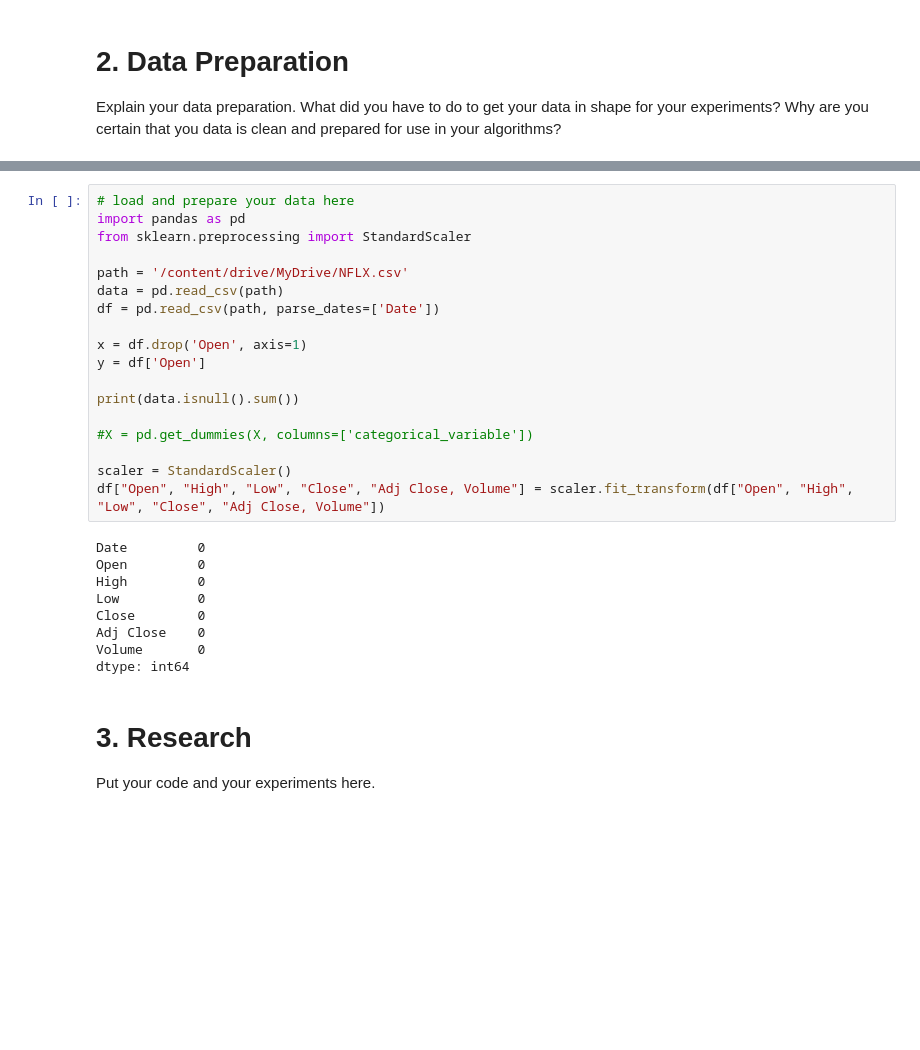
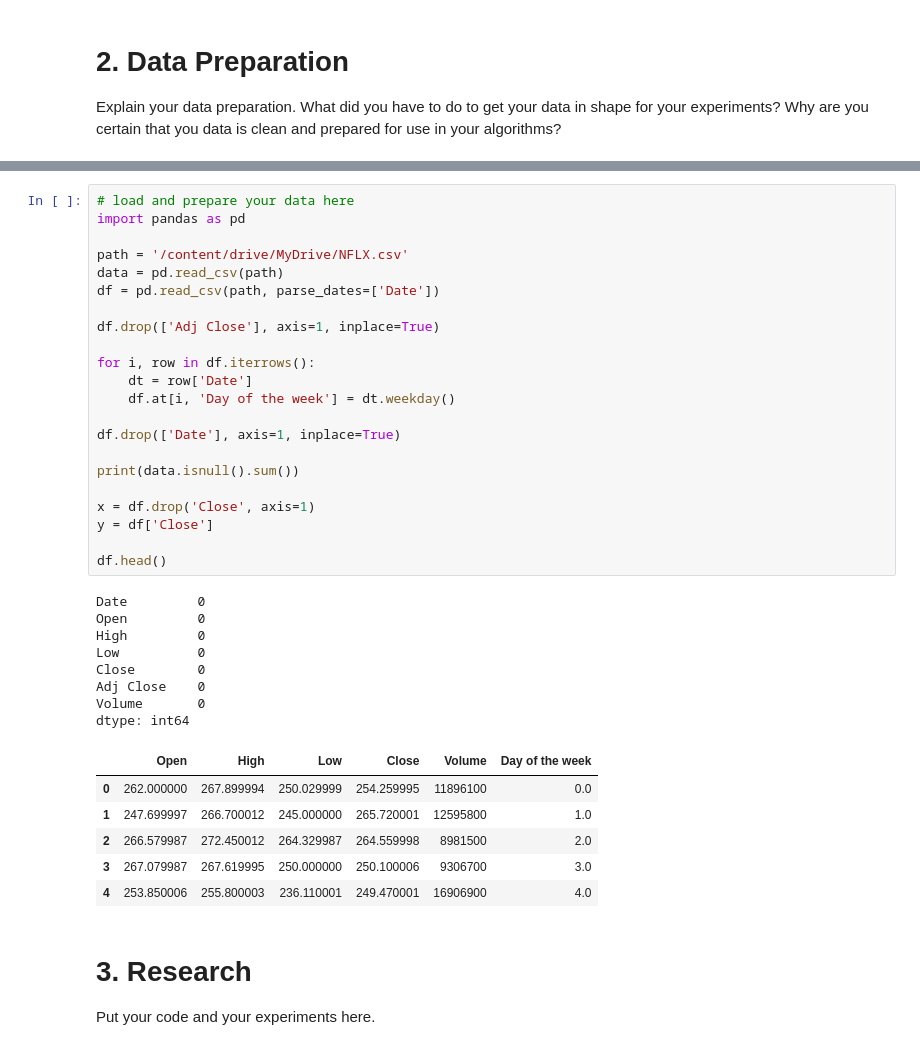
Before and after one commit to ZofiaLandowska/notes, a Jupyter notebook: Project2.ipynb, the cells around one changed output, grey strips where cells are left out. Cells and saved outputs as stored; diff of their text form; blank space fills up the shorter version.

```diff
--- a/Project2.ipynb
+++ b/Project2.ipynb
@@ -23,30 +32,40 @@ Mounted at /content/drive
 # %%
 # load and prepare your data here
 import pandas as pd
-from sklearn.preprocessing import StandardScaler
 
 path = '/content/drive/MyDrive/NFLX.csv'
 data = pd.read_csv(path)
 df = pd.read_csv(path, parse_dates=['Date'])
 
-x = df.drop('Open', axis=1)
-y = df['Open']
+df.drop(['Adj Close'], axis=1, inplace=True)
+
+for i, row in df.iterrows():
+    dt = row['Date']
+    df.at[i, 'Day of the week'] = dt.weekday()
+
+df.drop(['Date'], axis=1, inplace=True)
 
 print(data.isnull().sum())
 
-#X = pd.get_dummies(X, columns=['categorical_variable'])
+x = df.drop('Close', axis=1)
+y = df['Close']
 
-scaler = StandardScaler()
-df["Open", "High", "Low", "Close", "Adj Close, Volume"] = scaler.fit_transform(df["Open", "High", "Low", "Close", "Adj Close, Volume"])
+df.head()
 # %% [output]
 Date         0
 Open         0
 High         0
 Low          0
 Close        0
 Adj Close    0
 Volume       0
 dtype: int64
+|  | Open | High | Low | Close | Volume | Day of the week |
+| 0 | 262.000000 | 267.899994 | 250.029999 | 254.259995 | 11896100 | 0.0 |
+| 1 | 247.699997 | 266.700012 | 245.000000 | 265.720001 | 12595800 | 1.0 |
+| 2 | 266.579987 | 272.450012 | 264.329987 | 264.559998 | 8981500 | 2.0 |
+| 3 | 267.079987 | 267.619995 | 250.000000 | 250.100006 | 9306700 | 3.0 |
+| 4 | 253.850006 | 255.800003 | 236.110001 | 249.470001 | 16906900 | 4.0 |
 # %% [markdown]
 # 3. Research
 
```
Also changed, not shown: parts of 10 cells of this notebook.
